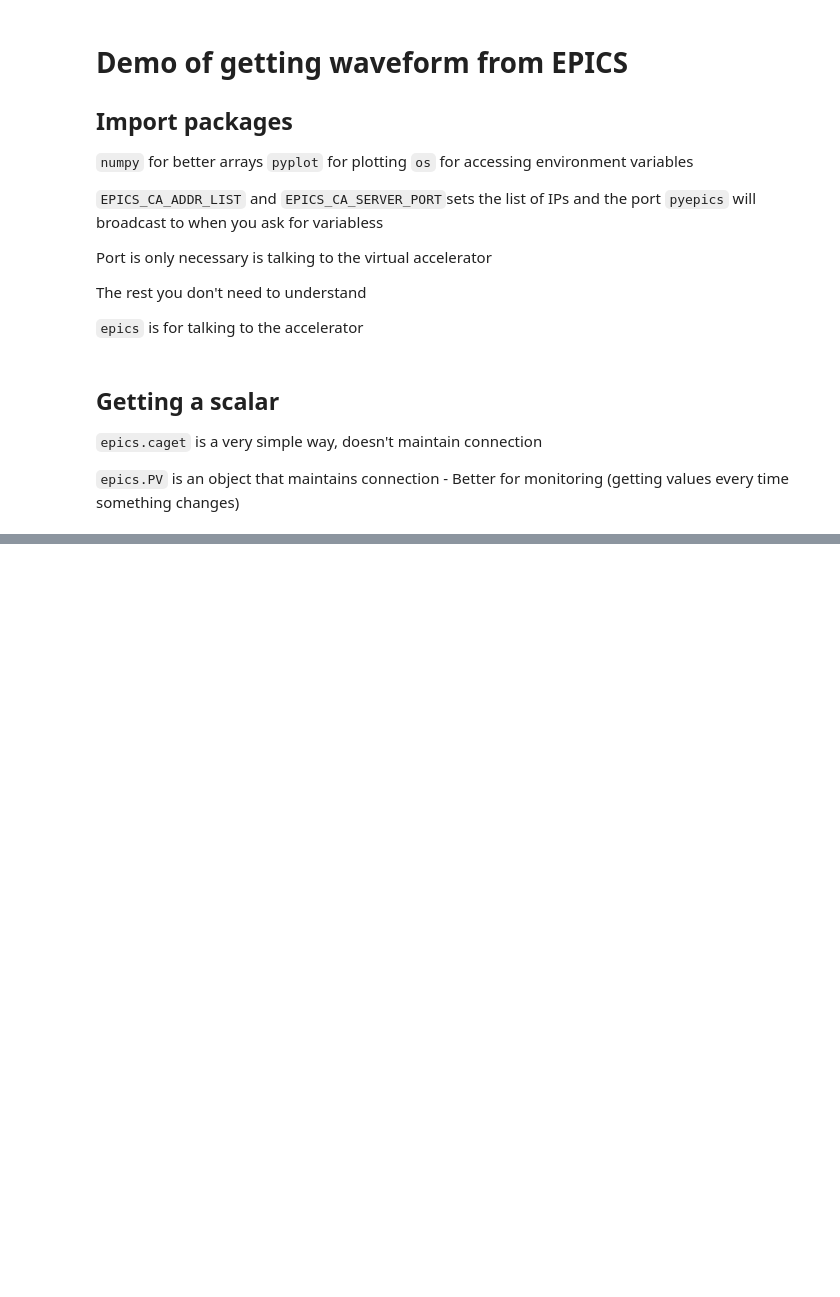
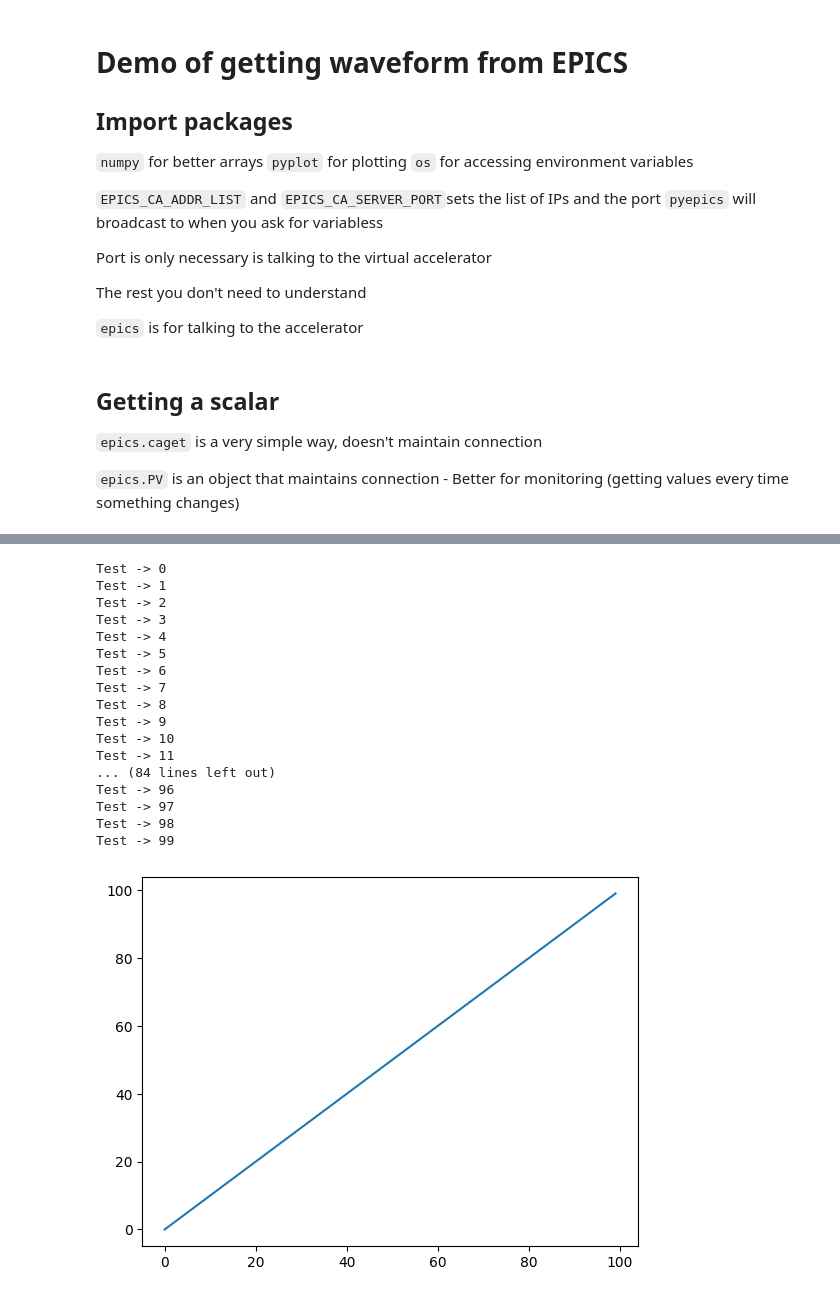
Before and after one commit to stormmathisen/clara-chg-calibration, a Jupyter notebook: demo.ipynb, the cells around one changed output, grey strips where cells are left out. Drawn from its saved outputs; the diff is of its cells as text; code cells hidden in the pictures; blank space fills up the shorter version.

```diff
--- a/demo.ipynb
+++ b/demo.ipynb
@@ -65,0 +73,40 @@ None
+# %%
+n = 100 # Take 100 shots
+
+class data_store: #Create an object to store the data in
+    def __init__(self, n):
+        self.storage_vector = np.zeros((n, 1)) #Initialize the storage vector
+
+    def on_new_value(self, pvname, value, **kws): #This function will be called on each new value
+        print(f'{pvname} -> {value}')
+        self.storage_vector = np.roll(self.storage_vector, -1) #Shift the storage vector
+        self.storage_vector[-1] = value #Store new value at the last position
+
+    def _test(self, n): #Test function
+        for i in range(n):
+            self.on_new_value("Test", i)
+
+ds = data_store(n) #Create an instance of the data_store class
+ds._test(n) #Run the test function
+
+plt.plot(ds.storage_vector)
+plt.show() #Plot the test data (should be a ramp to 99)
+# %% [output]
+Test -> 0
+Test -> 1
+Test -> 2
+Test -> 3
+Test -> 4
+Test -> 5
+Test -> 6
+Test -> 7
+Test -> 8
+Test -> 9
+Test -> 10
+Test -> 11
+... (84 lines left out)
+Test -> 96
+Test -> 97
+Test -> 98
+Test -> 99
+[figure, added]
```
Also changed, not shown: parts of 4 cells of this notebook.
